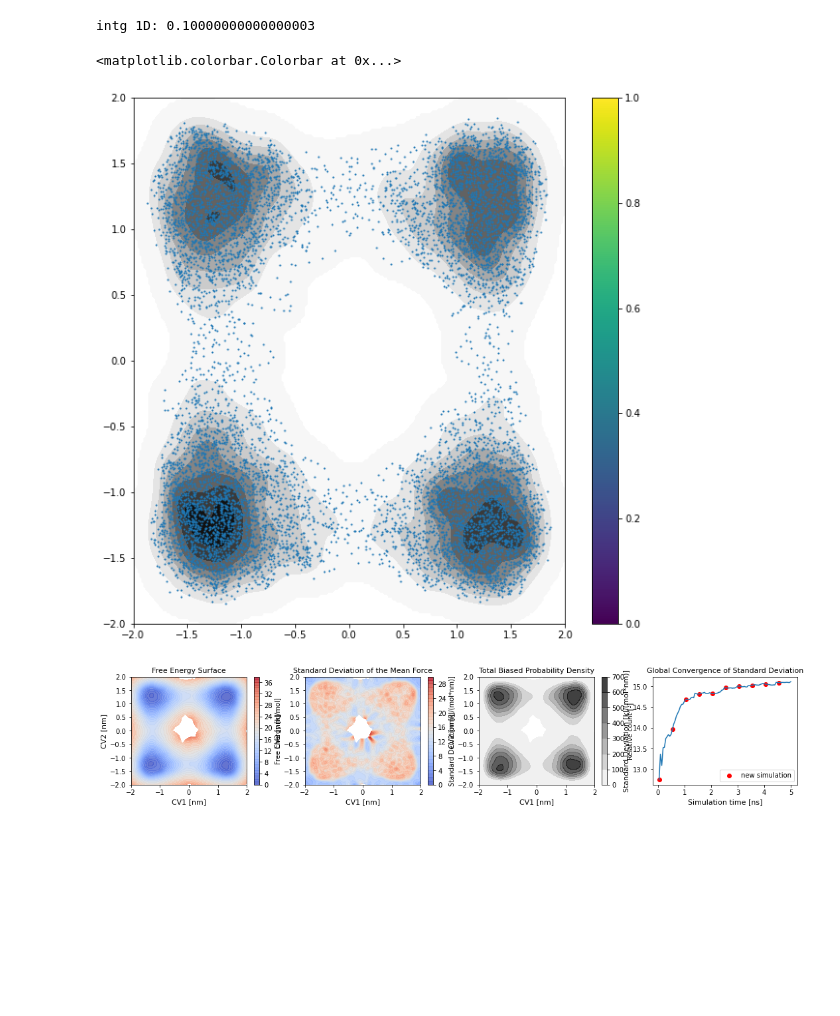
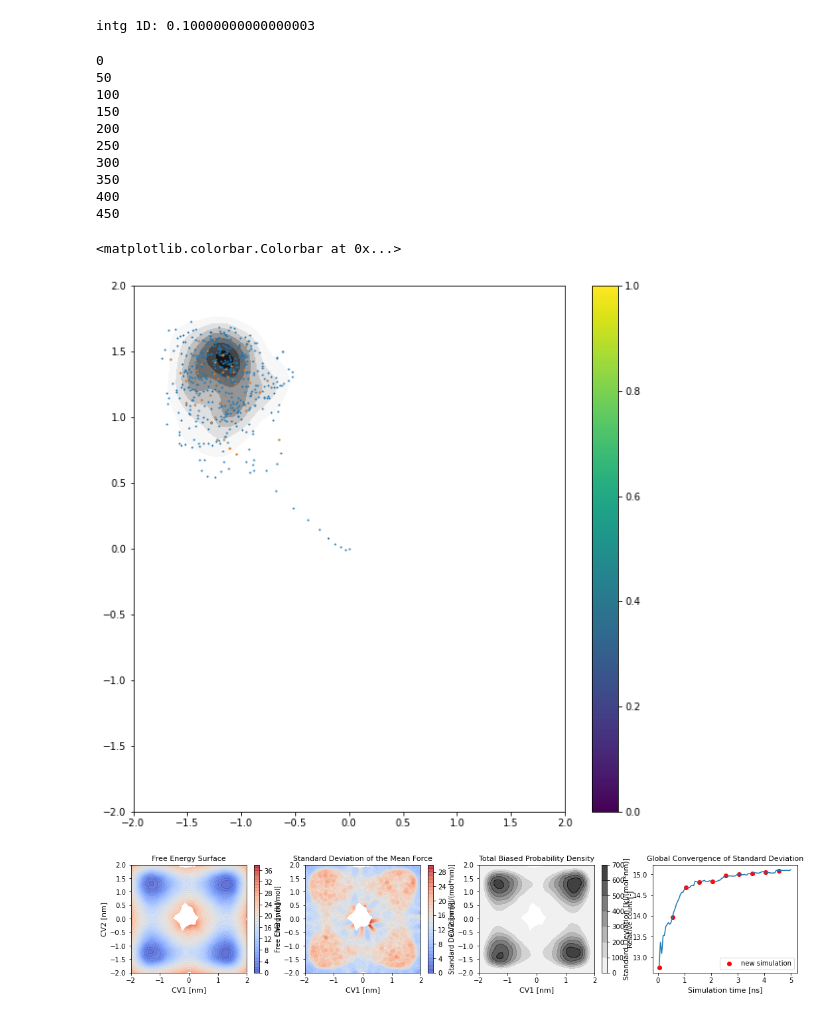
Before and after one commit to mme-ucl/MFI, a Jupyter notebook: MFI_compare_bw.ipynb, the cells around one changed output. Drawn from its saved outputs; the diff is of its cells as text; code cells hidden in the pictures; blank space fills up the shorter version.

```diff
--- a/MFI_compare_bw.ipynb
+++ b/MFI_compare_bw.ipynb
@@ -450,27 +519,40 @@ print("intg 1D:", np.trapz(z, gridx))
 intg 1D: 0.10000000000000003
 # %%
 os.chdir("/home/antoniu/Desktop/MFI_development/compare_bw")
-lim  = -1
+os.chdir("/home/antoniu/Desktop/MFI_git/MFI_master/MFI/Antoniu_2D_potential")
 
-HILLS=MFI.load_HILLS_2D(hills_name="HILLS_s0")
-[position_x, position_y] = MFI.load_position_2D(position_name="position_s0")
+lim  = 500
+
+HILLS=MFI.load_HILLS_2D(hills_name="HILLS_1M")
+[position_x, position_y] = MFI.load_position_2D(position_name="position_1M")
 
 Ftot_den = np.zeros_like(X)
 for i in range(len(position_x[:lim])):
-    Ftot_den += const * np.exp( - (1 / (2 * bw2)) * ((X - position_x[i]) ** 2 + (Y - position_y[i]) ** 2))
+    Ftot_den = Ftot_den +  const * np.exp( - (1 / (2 * bw2)) * ((X - position_x[i]) ** 2 + (Y - position_y[i]) ** 2))
+    if i % 50 == 0: print(i)
 
 Ftot_den_plt = np.array(Ftot_den)
 
 Ftot_den_plt[Ftot_den_plt < 0.4 * (len(position_x) / 10000)] = np.nan
 
 plt.figure(figsize=(10,10))
 plt.contourf(X,Y, Ftot_den_plt, cmap="Greys")
 plt.scatter(position_x[:lim], position_y[:lim], s=1)
 plt.scatter(HILLS[:int(lim/10),1], HILLS[:int(lim/10),2], s=1)
 plt.colorbar()
 # %% [output]
-<matplotlib.colorbar.Colorbar at 0x...>
+0
+50
+100
+150
+200
+250
+300
+350
+400
+450
+<matplotlib.colorbar.Colorbar at 0x...>
-[figure, old version]
+[figure, new version]
 # %%
 # Save Force terms
 results_bjola_pot_multisim = [X, Y, FES, master_patch[-1][0], ofe, ofe_history_patch, ofe_history_patch_time, sim_start, sim_start_error]
```
Also changed, not shown: parts of 5 cells of this notebook, 4 other files.
